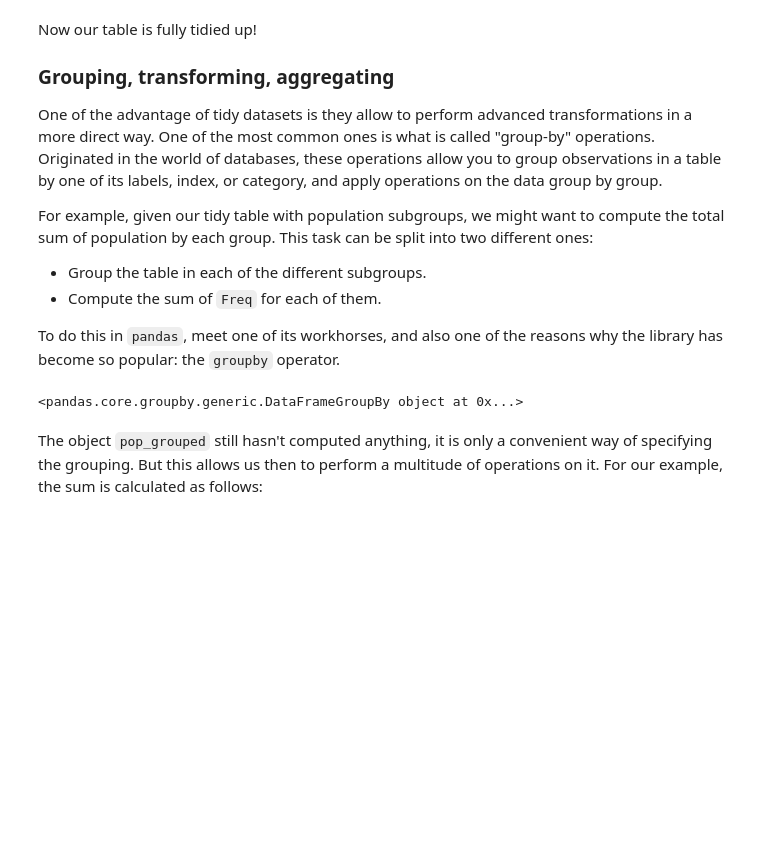
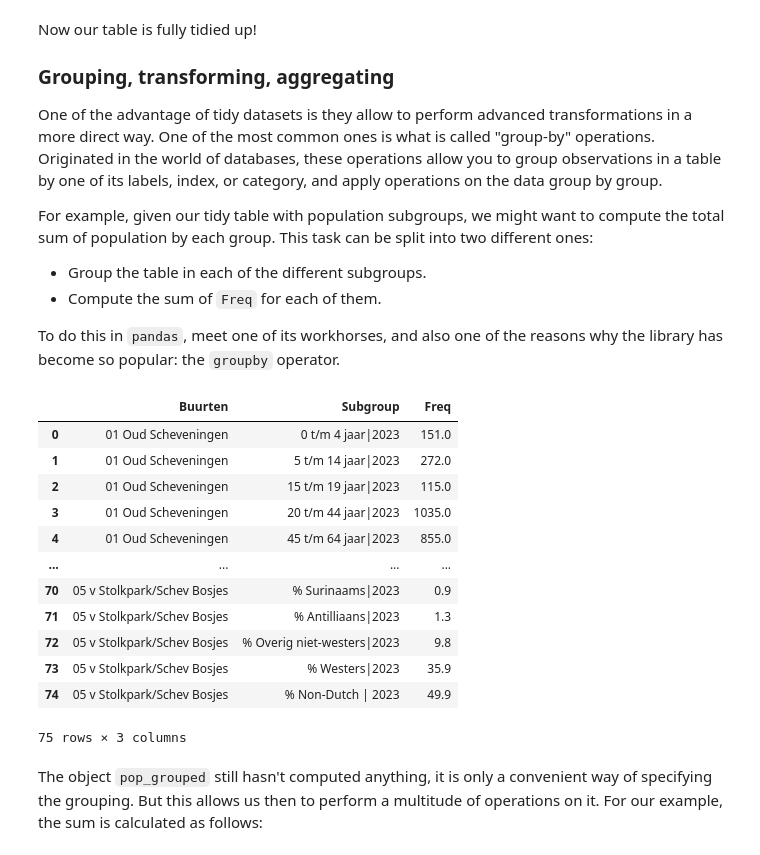
Before and after one commit to mannan272/data1, a Jupyter notebook: lab-01/lab-01-part-01.ipynb, the cells around one changed output. Saved outputs shown, nothing was run; the diff lists cells and outputs as text; code cells hidden in the pictures; blank space fills up the shorter version.

```diff
--- a/lab-01/lab-01-part-01.ipynb
+++ b/lab-01/lab-01-part-01.ipynb
@@ -592,9 +602,21 @@ For example, given our tidy table with population subgroups, we might want to co
 To do this in `pandas`, meet one of its workhorses, and also one of the reasons why the library has become so popular: the `groupby` operator.
 # %%
 pop_grouped = tidy_subgroupsDF.groupby('Subgroup')
-pop_grouped
+pop_grouped.head()
 # %% [output]
+|  | Buurten | Subgroup | Freq |
+| 0 | 01 Oud Scheveningen | 0 t/m 4 jaar|2023 | 151.0 |
+| 1 | 01 Oud Scheveningen | 5 t/m 14 jaar|2023 | 272.0 |
+| 2 | 01 Oud Scheveningen | 15 t/m 19 jaar|2023 | 115.0 |
+| 3 | 01 Oud Scheveningen | 20 t/m 44 jaar|2023 | 1035.0 |
+| 4 | 01 Oud Scheveningen | 45 t/m 64 jaar|2023 | 855.0 |
+| ... | ... | ... | ... |
+| 70 | 05 v Stolkpark/Schev Bosjes | % Surinaams|2023 | 0.9 |
+| 71 | 05 v Stolkpark/Schev Bosjes | % Antilliaans|2023 | 1.3 |
+| 72 | 05 v Stolkpark/Schev Bosjes | % Overig niet-westers|2023 | 9.8 |
+| 73 | 05 v Stolkpark/Schev Bosjes | % Westers|2023 | 35.9 |
+| 74 | 05 v Stolkpark/Schev Bosjes | % Non-Dutch | 2023 | 49.9 |
-<pandas.core.groupby.generic.DataFrameGroupBy object at 0x...>
+75 rows × 3 columns
 # %% [markdown]
 The object `pop_grouped` still hasn't computed anything, it is only a convenient way of specifying the grouping. But this allows us then to perform a multitude of operations on it. For our example, the sum is calculated as follows:
 # %%
```
Also changed, not shown: parts of 4 cells of this notebook, 2 other files.
